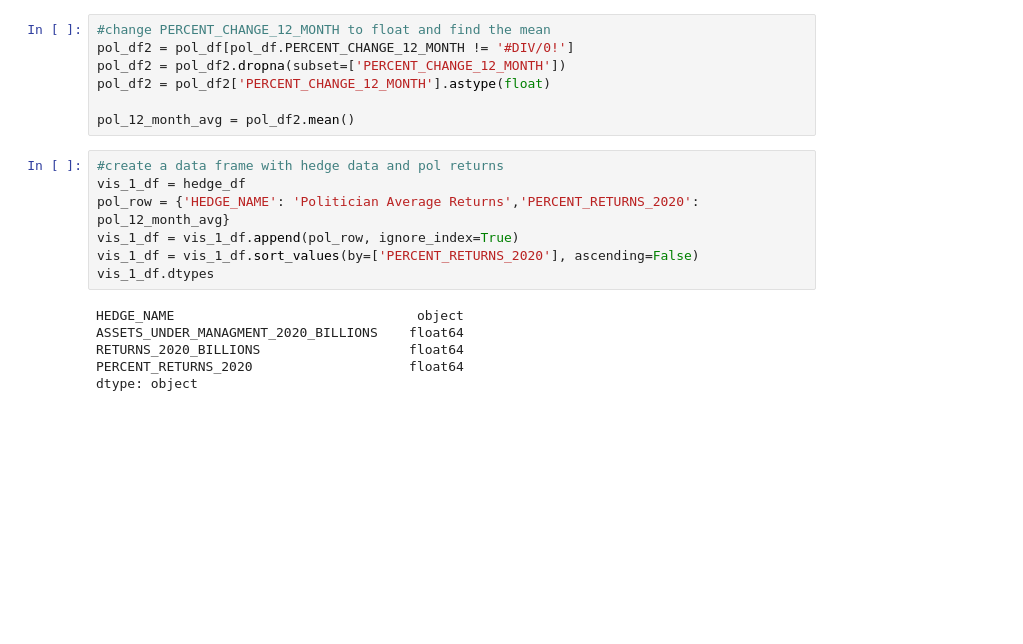
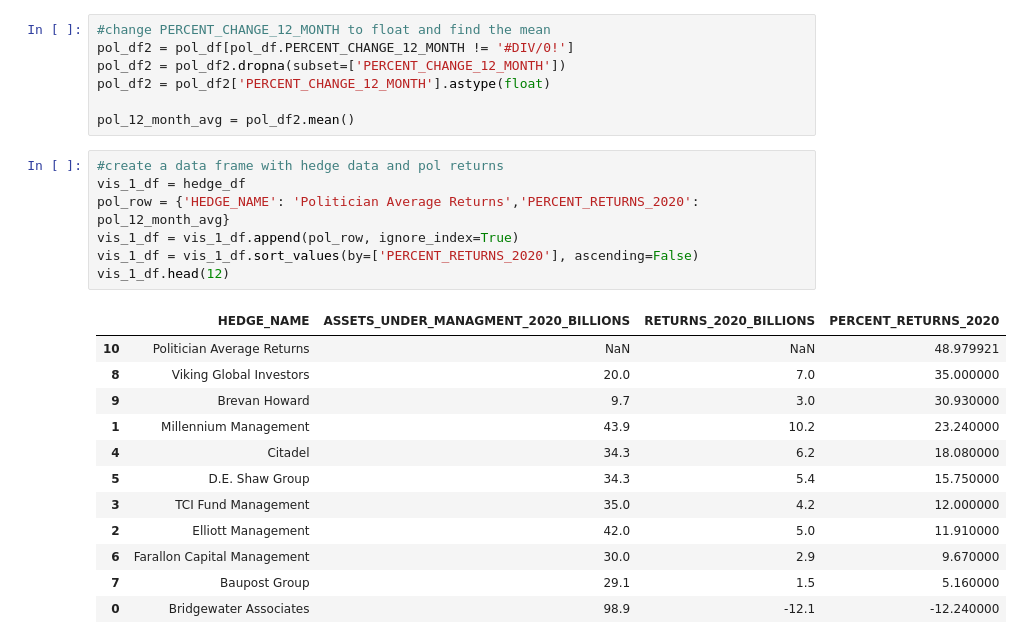
Before and after one commit to willcutchin/bills-for-bills, a Jupyter notebook: visualizations/finished/BFB-VIS-1.ipynb, the cells around one changed output. Drawn from its saved outputs; the diff is of its cells as text; blank space fills up the shorter version.

```diff
--- a/visualizations/finished/BFB-VIS-1.ipynb
+++ b/visualizations/finished/BFB-VIS-1.ipynb
@@ -27,16 +27,23 @@ pol_12_month_avg = pol_df2.mean()
 # %%
 #create a data frame with hedge data and pol returns
 vis_1_df = hedge_df
 pol_row = {'HEDGE_NAME': 'Politician Average Returns','PERCENT_RETURNS_2020': pol_12_month_avg}
 vis_1_df = vis_1_df.append(pol_row, ignore_index=True)
 vis_1_df = vis_1_df.sort_values(by=['PERCENT_RETURNS_2020'], ascending=False)
-vis_1_df.dtypes
+vis_1_df.head(12)
 # %% [output]
-HEDGE_NAME                               object
-ASSETS_UNDER_MANAGMENT_2020_BILLIONS    float64
-RETURNS_2020_BILLIONS                   float64
-PERCENT_RETURNS_2020                    float64
-dtype: object
+|  | HEDGE_NAME | ASSETS_UNDER_MANAGMENT_2020_BILLIONS | RETURNS_2020_BILLIONS | PERCENT_RETURNS_2020 |
+| 10 | Politician Average Returns | NaN | NaN | 48.979921 |
+| 8 | Viking Global Investors | 20.0 | 7.0 | 35.000000 |
+| 9 | Brevan Howard | 9.7 | 3.0 | 30.930000 |
+| 1 | Millennium Management | 43.9 | 10.2 | 23.240000 |
+| 4 | Citadel | 34.3 | 6.2 | 18.080000 |
+| 5 | D.E. Shaw Group | 34.3 | 5.4 | 15.750000 |
+| 3 | TCI Fund Management | 35.0 | 4.2 | 12.000000 |
+| 2 | Elliott Management | 42.0 | 5.0 | 11.910000 |
+| 6 | Farallon Capital Management | 30.0 | 2.9 | 9.670000 |
+| 7 | Baupost Group | 29.1 | 1.5 | 5.160000 |
+| 0 | Bridgewater Associates | 98.9 | -12.1 | -12.240000 |
 # %%
 #visualization 1
 palette = sns.color_palette("crest",11)
```
Also changed, not shown: parts of 1 cell of this notebook, 9 other files.
